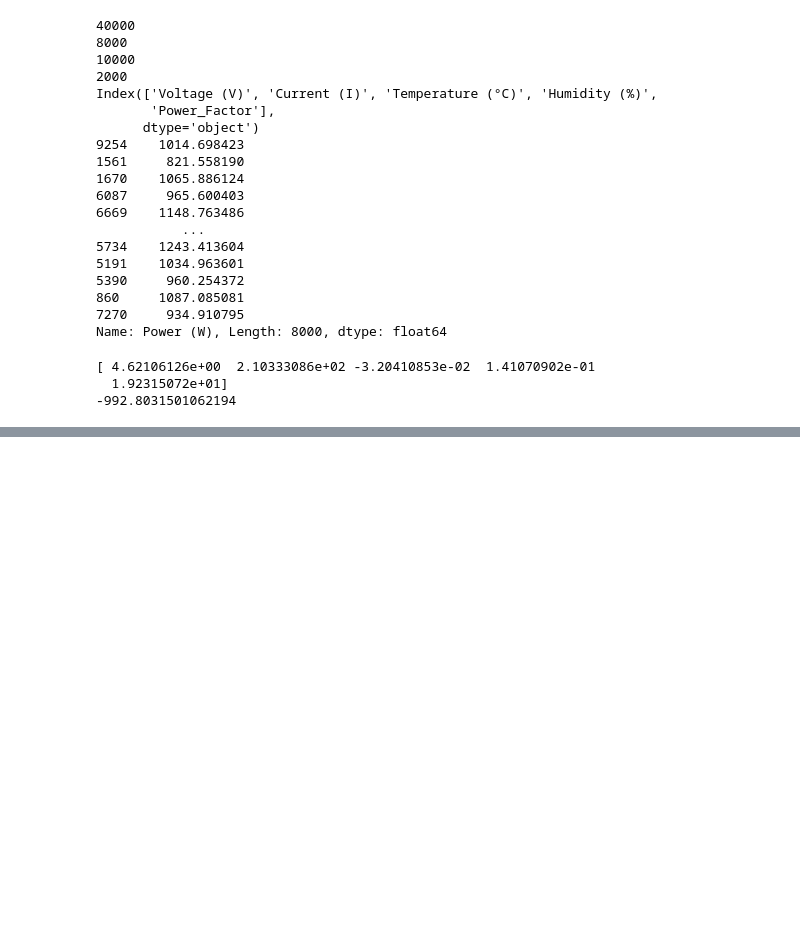
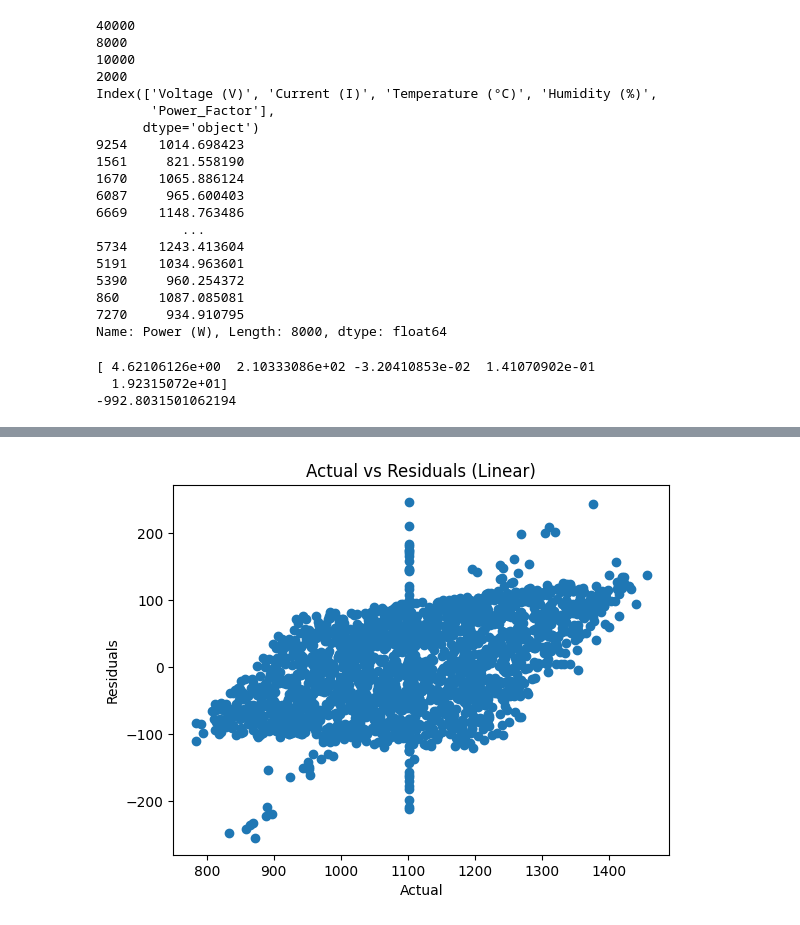
Before and after one commit to dpatil23/Grid-Intelligence-ML, a Jupyter notebook: Assignment_2_230343.ipynb, the cells around one changed output, grey strips where cells are left out. Saved outputs shown, nothing was run; the diff lists cells and outputs as text; code cells hidden in the pictures; blank space fills up the shorter version.

```diff
--- a/Assignment_2_230343.ipynb
+++ b/Assignment_2_230343.ipynb
@@ -327,0 +370,9 @@ print(model.intercept_)
+# %%
+residuals1=y_test-predictions1
+plt.scatter(y_test,residuals1)
+plt.title('Actual vs Residuals (Linear)')
+plt.xlabel('Actual')
+plt.ylabel('Residuals')
+plt.show()
+# %% [output]
+[figure, added]
```
Also changed, not shown: parts of 5 cells of this notebook.
